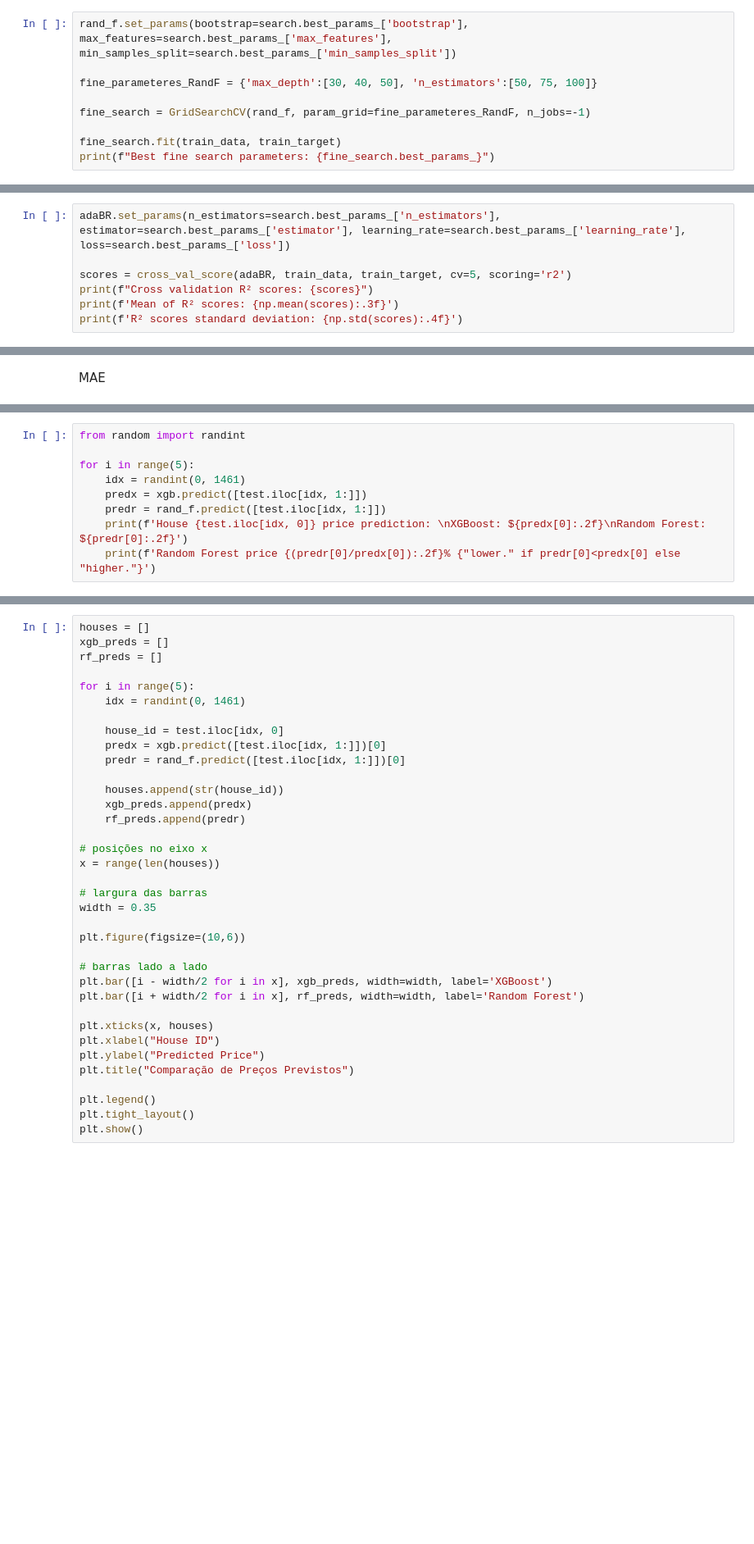
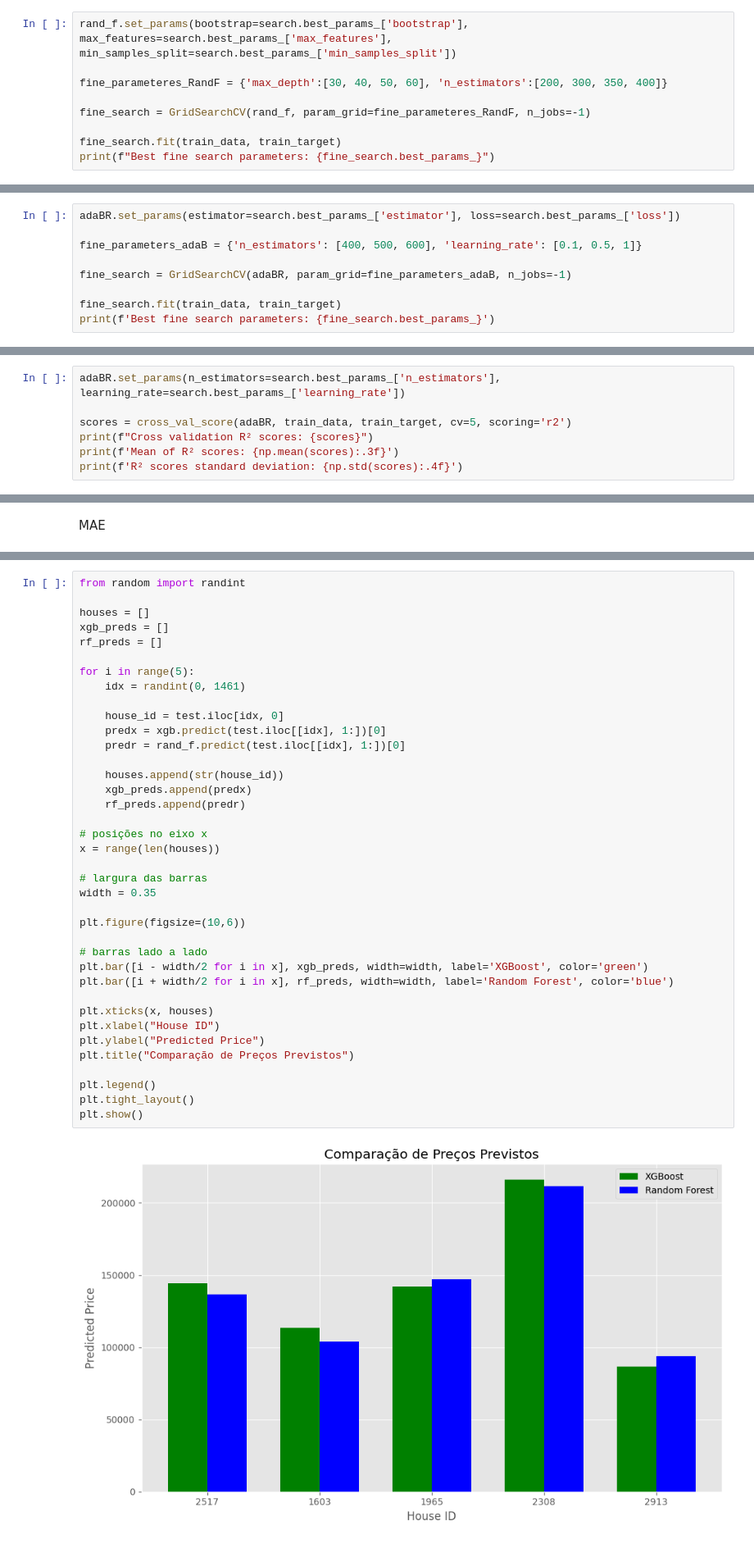
Before and after one commit to victorvmm/HousePricingPrediction, a Jupyter notebook: Model/Model.ipynb, the cells around one changed output, grey strips where cells are left out. Shown at 82% size. Drawn from its saved outputs; the diff is of its cells as text; blank space fills up the shorter version.

```diff
--- a/Model/Model.ipynb
+++ b/Model/Model.ipynb
@@ -118,7 +118,7 @@ Fine search
 # %%
 rand_f.set_params(bootstrap=search.best_params_['bootstrap'], max_features=search.best_params_['max_features'], min_samples_split=search.best_params_['min_samples_split'])
 
-fine_parameteres_RandF = {'max_depth':[30, 40, 50], 'n_estimators':[50, 75, 100]}
+fine_parameteres_RandF = {'max_depth':[30, 40, 50, 60], 'n_estimators':[200, 300, 350, 400]}
 
 fine_search = GridSearchCV(rand_f, param_grid=fine_parameteres_RandF, n_jobs=-1)
 
@@ -165,0 +162,9 @@ GridSearchCV(estimator=AdaBoostRegressor(), n_jobs=-1,
+# %%
+adaBR.set_params(estimator=search.best_params_['estimator'], loss=search.best_params_['loss'])
+
+fine_parameters_adaB = {'n_estimators': [400, 500, 600], 'learning_rate': [0.1, 0.5, 1]}
+
+fine_search = GridSearchCV(adaBR, param_grid=fine_parameters_adaB, n_jobs=-1)
+
+fine_search.fit(train_data, train_target)
+print(f'Best fine search parameters: {fine_search.best_params_}')
@@ -166,5 +173,5 @@ GridSearchCV(estimator=AdaBoostRegressor(), n_jobs=-1,
 # %%
-adaBR.set_params(n_estimators=search.best_params_['n_estimators'], estimator=search.best_params_['estimator'], learning_rate=search.best_params_['learning_rate'], loss=search.best_params_['loss'])
+adaBR.set_params(n_estimators=search.best_params_['n_estimators'], learning_rate=search.best_params_['learning_rate'])
 
 scores = cross_val_score(adaBR, train_data, train_target, cv=5, scoring='r2')
 print(f"Cross validation R² scores: {scores}")
@@ -343,9 +349,0 @@ plt.show()
-# %%
-from random import randint
-
-for i in range(5):
-    idx = randint(0, 1461)
-    predx = xgb.predict([test.iloc[idx, 1:]])
-    predr = rand_f.predict([test.iloc[idx, 1:]])
-    print(f'House {test.iloc[idx, 0]} price prediction: \nXGBoost: ${predx[0]:.2f}\nRandom Forest: ${predr[0]:.2f}')
-    print(f'Random Forest price {(predr[0]/predx[0]):.2f}% {"lower." if predr[0]<predx[0] else "higher."}')
@@ -358,36 +350,40 @@ House 2466 price prediction: $102592.74
 # %%
+from random import randint
+
 houses = []
 xgb_preds = []
 rf_preds = []
 
 for i in range(5):
     idx = randint(0, 1461)
 
     house_id = test.iloc[idx, 0]
-    predx = xgb.predict([test.iloc[idx, 1:]])[0]
-    predr = rand_f.predict([test.iloc[idx, 1:]])[0]
+    predx = xgb.predict(test.iloc[[idx], 1:])[0]
+    predr = rand_f.predict(test.iloc[[idx], 1:])[0]
 
     houses.append(str(house_id))
     xgb_preds.append(predx)
     rf_preds.append(predr)
 
 # posições no eixo x
 x = range(len(houses))
 
 # largura das barras
 width = 0.35
 
 plt.figure(figsize=(10,6))
 
 # barras lado a lado
-plt.bar([i - width/2 for i in x], xgb_preds, width=width, label='XGBoost')
-plt.bar([i + width/2 for i in x], rf_preds, width=width, label='Random Forest')
+plt.bar([i - width/2 for i in x], xgb_preds, width=width, label='XGBoost', color='green')
+plt.bar([i + width/2 for i in x], rf_preds, width=width, label='Random Forest', color='blue')
 
 plt.xticks(x, houses)
 plt.xlabel("House ID")
 plt.ylabel("Predicted Price")
 plt.title("Comparação de Preços Previstos")
 
 plt.legend()
 plt.tight_layout()
 plt.show()
+# %% [output]
+[figure, added]
```
Also changed, not shown: parts of 11 cells of this notebook, 1 other file.
